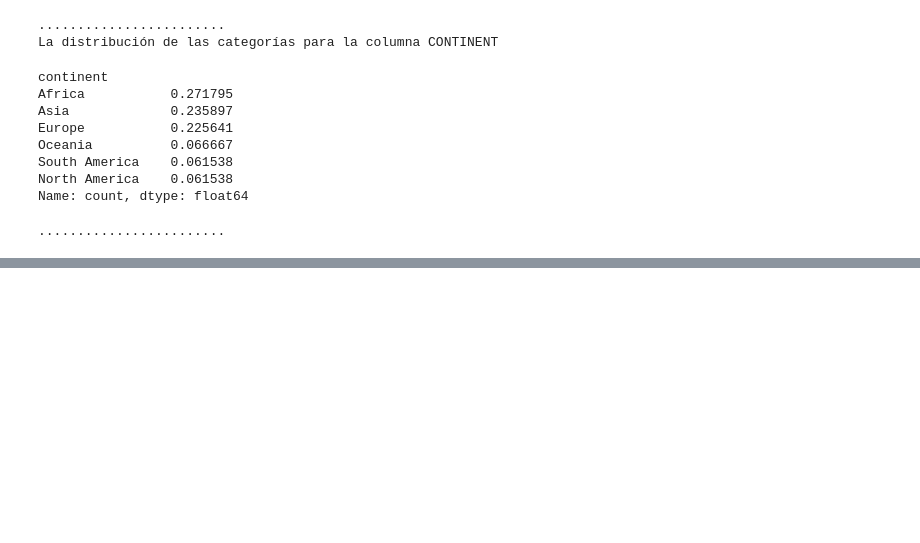
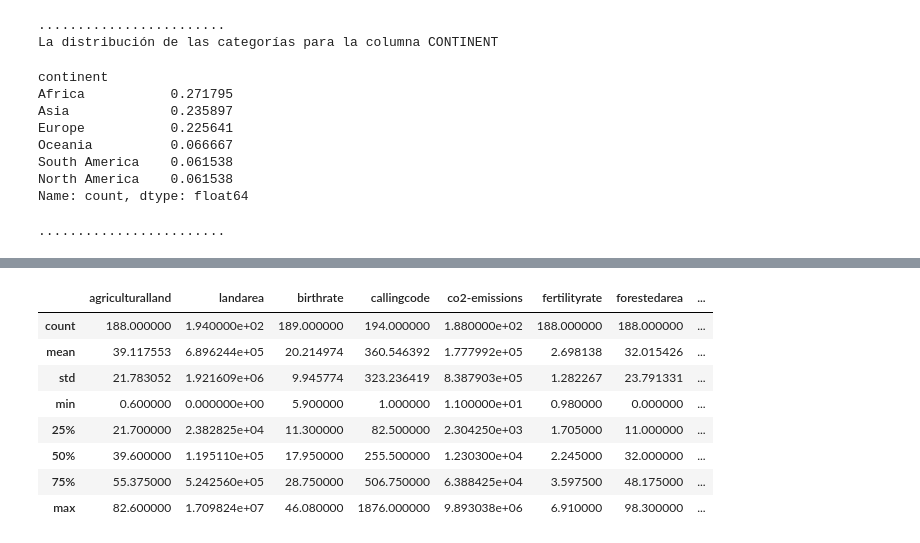
Before and after one commit to clarasdata/adalab-ej-pairprogramming-Andrea-Clara-pandas-numpy, a Jupyter notebook: 06-pair-gestion-nulos.ipynb, the cells around one changed output, grey strips where cells are left out. Drawn from its saved outputs; the diff is of its cells as text; code cells hidden in the pictures; blank space fills up the shorter version.

```diff
--- a/06-pair-gestion-nulos.ipynb
+++ b/06-pair-gestion-nulos.ipynb
@@ -269,0 +229,14 @@ dtype: object
+# %%
+columnas_unknow = ['abbreviation', 'capital/majorcity', 'currency-code', 'largestcity',
+       'officiallanguage', 'continent', 'minimumwage']
+
+# Nota: Hemos añadido "minimum wage" a la lista, ya que también se tenía que cambiar los nulos a categoría "Unknown"
+# %%
+for columna in columnas_unknow:
+
+    # reemplazamos los nulos por el valor Unknown para cada una de las columnas de la lista
+    df_world[columna] = df_world[columna].fillna("Unknown")
+
+# comprobamos si quedan nulos en las columnas categóricas.
+print("Después del reemplazo usando 'fillna' quedan los siguientes nulos")
+df_world[columnas_unknow].isnull().sum()
@@ -276,0 +342,20 @@ NameError: name 'df_clase' is not defined
+# %%
+lista_condicion_1 = ['agriculturalland', 'landarea', 'birthrate', 'callingcode',
+       'co2-emissions', 'fertilityrate', 'forestedarea', 'gdp',
+       'grossprimaryeducationenrollment', 'infantmortality', 'lifeexpectancy',
+       'outofpockethealthexpenditure', 'physiciansperthousand', 'population',
+       'urban_population', 'longitud', 'latitud']
+# %%
+# para decidir si usamos la media o la mediana lo que haremos es hacer un describe de la columna para saber cuales son estos valores
+
+df_world[lista_condicion_1].describe()
+# %% [output]
+|  | agriculturalland | landarea | birthrate | callingcode | co2-emissions | fertilityrate | forestedarea | ... |
+| count | 188.000000 | 1.940000e+02 | 189.000000 | 194.000000 | 1.880000e+02 | 188.000000 | 188.000000 | ... |
+| mean | 39.117553 | 6.896244e+05 | 20.214974 | 360.546392 | 1.777992e+05 | 2.698138 | 32.015426 | ... |
+| std | 21.783052 | 1.921609e+06 | 9.945774 | 323.236419 | 8.387903e+05 | 1.282267 | 23.791331 | ... |
+| min | 0.600000 | 0.000000e+00 | 5.900000 | 1.000000 | 1.100000e+01 | 0.980000 | 0.000000 | ... |
+| 25% | 21.700000 | 2.382825e+04 | 11.300000 | 82.500000 | 2.304250e+03 | 1.705000 | 11.000000 | ... |
+| 50% | 39.600000 | 1.195110e+05 | 17.950000 | 255.500000 | 1.230300e+04 | 2.245000 | 32.000000 | ... |
+| 75% | 55.375000 | 5.242560e+05 | 28.750000 | 506.750000 | 6.388425e+04 | 3.597500 | 48.175000 | ... |
+| max | 82.600000 | 1.709824e+07 | 46.080000 | 1876.000000 | 9.893038e+06 | 6.910000 | 98.300000 | ... |
```
Also changed, not shown: parts of 57 cells of this notebook, 1 other file.
